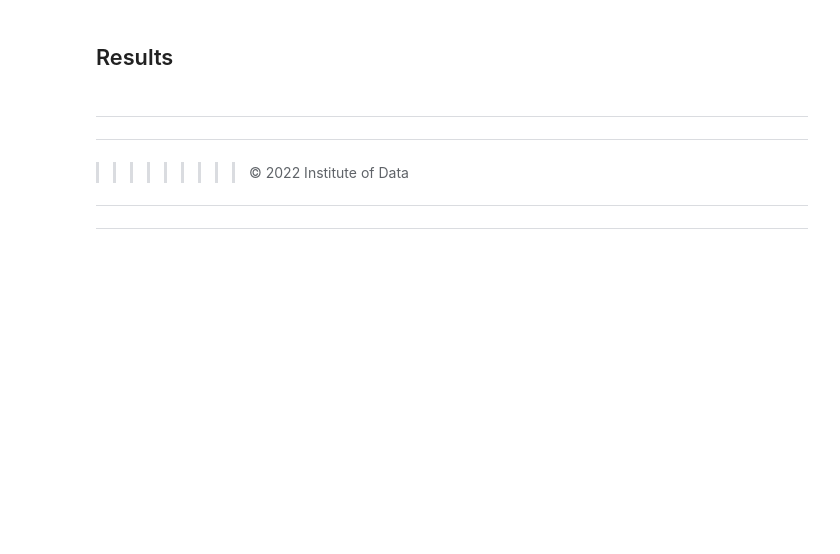
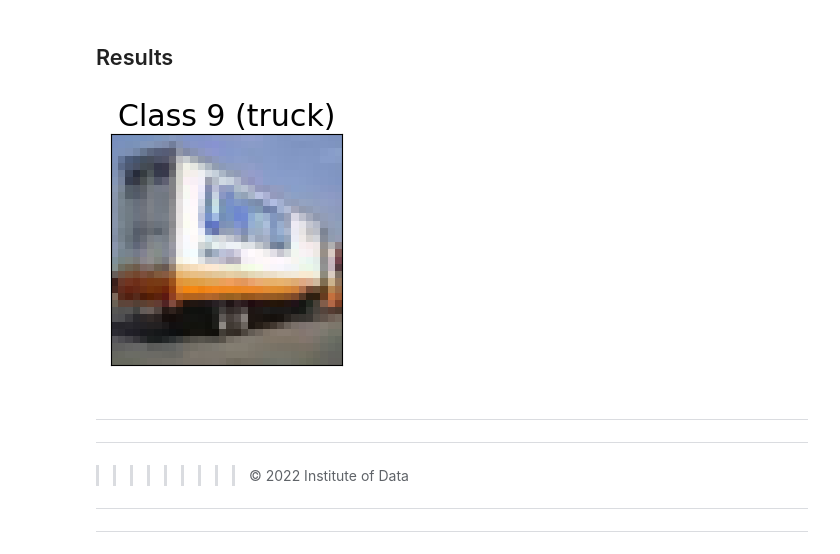
Before and after one commit to yogim2210/iod, a Jupyter notebook: Module 9/Lab 9/IOD_Lab-9_2.ipynb, the cells around one changed output. Saved outputs shown, nothing was run; the diff lists cells and outputs as text; code cells hidden in the pictures; blank space fills up the shorter version.

```diff
--- a/Module 9/Lab 9/IOD_Lab-9_2.ipynb
+++ b/Module 9/Lab 9/IOD_Lab-9_2.ipynb
@@ -86,0 +313,9 @@ predictions = model.predict_classes(X_test)
+# %%
+# Make predictions on X_test
+predictions = model.predict(X_test)
+
+# Convert probability distributions to class predictions
+predictions = np.argmax(predictions, axis=1)
+
+# Compute confusion matrix
+cm = confusion_matrix(y_test_one_hot.argmax(axis=1), predictions)
@@ -94,0 +373,4 @@ predictions = model.predict_classes(X_test)
+# %%
+check_one(X_test, predictions, actual = y_test, compare = True)
+# %% [output]
+[figure, added]
```
Also changed, not shown: parts of 49 cells of this notebook, 10 other files.
